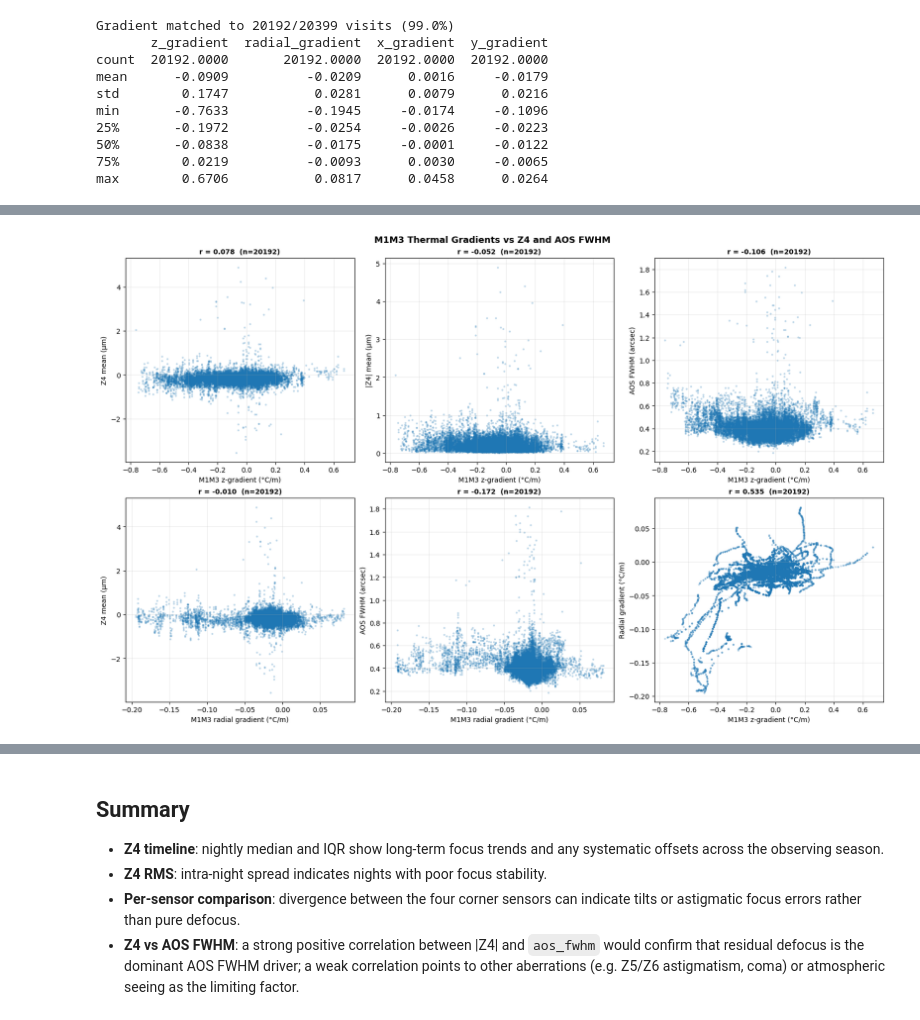
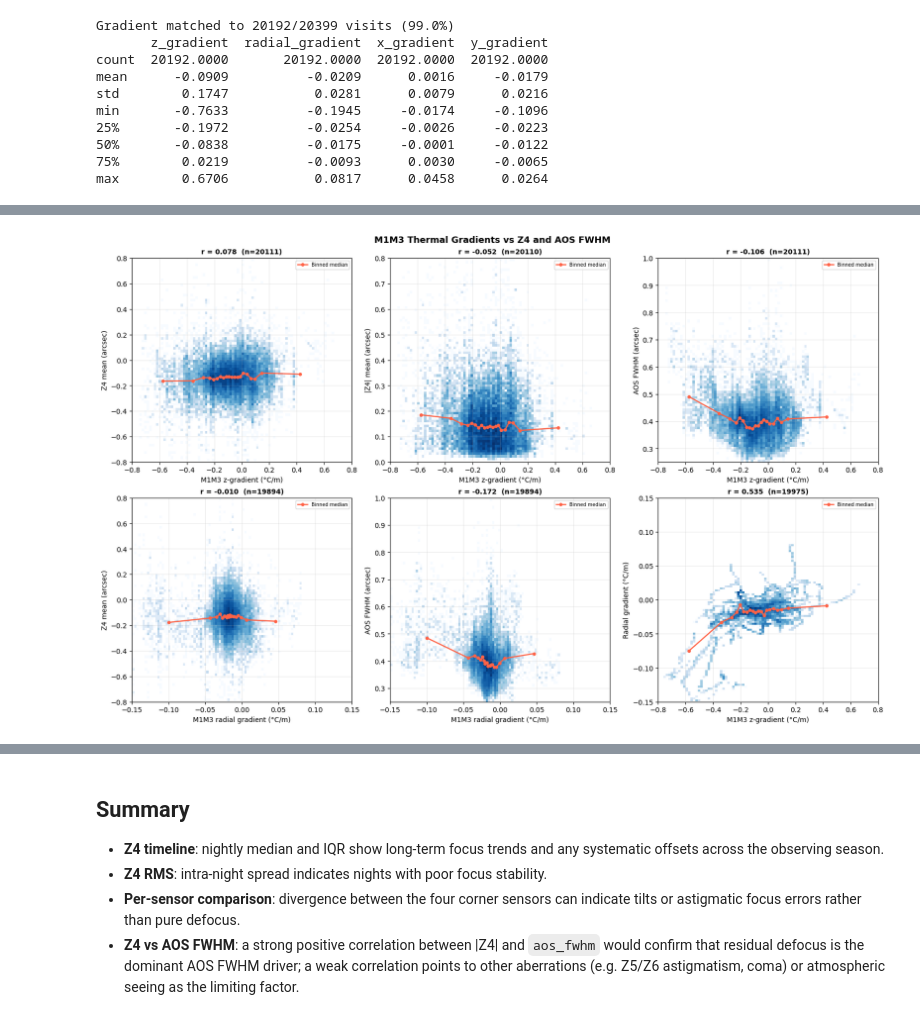
Before and after one commit to bstalder/notebooks, a Jupyter notebook: earlyoperations/optical_psf/MTAOS_Z4_Focus_Trends.ipynb, the cells around one changed output, grey strips where cells are left out. Cells and saved outputs as stored; diff of their text form; code cells hidden in the pictures.

```diff
--- a/earlyoperations/optical_psf/MTAOS_Z4_Focus_Trends.ipynb
+++ b/earlyoperations/optical_psf/MTAOS_Z4_Focus_Trends.ipynb
@@ -431,7 +431,12 @@ else:
         right_on="visit_id",
         how="inner",
     )
+    df_joined["z4_mean_arcsec"]     = df_joined["z4_mean"]     * Z4_ARCSEC_PER_UM
+    df_joined["z4_abs_mean_arcsec"] = df_joined["z4_abs_mean"] * Z4_ARCSEC_PER_UM
+    df_joined["z4_std_arcsec"]      = df_joined["z4_std"]      * Z4_ARCSEC_PER_UM
+    # PSF sigma (pixels) -> FWHM (arcsec): sigma * 2.355 * 0.2 arcsec/px
+    df_joined["psf_fwhm_arcsec"]    = df_joined["psf_sigma_median"] * 2.355 * 0.2
     print(f"Matched visits: {len(df_joined)}")
-    display(df_joined[["visitId", "z4_mean", "z4_std", "aos_fwhm"]].head(6))
+    display(df_joined[["visitId", "z4_mean_arcsec", "z4_std_arcsec", "aos_fwhm"]].head(6))
 # %% [output]
 Matched visits: 20399
@@ -595,13 +600,26 @@ else:
 
     # ── Panel 1: Z4 vs IQ metrics (same as before + gradients if available) ──
     plot_pairs_iq = [
-        ('z4_mean',     'aos_fwhm',                 'Z4 mean (µm)',                  'AOS FWHM (arcsec)'),
-        ('z4_abs_mean', 'aos_fwhm',                 '|Z4| mean (µm)',                'AOS FWHM (arcsec)'),
-        ('z4_std',      'aos_fwhm',                 'Z4 std across sensors (µm)',    'AOS FWHM (arcsec)'),
-        ('z4_mean',     'donut_blur_fwhm',           'Z4 mean (µm)',                  'Donut blur FWHM (arcsec)'),
-        ('z4_mean',     'psf_sigma_median',          'Z4 mean (µm)',                  'PSF sigma median (pixels)'),
-        ('z4_mean',     'seeing_zenith_500nm_median','Z4 mean (µm)',                  'Seeing 500nm zenith (arcsec)'),
+        ('z4_mean_arcsec',     'aos_fwhm',          'Z4 mean (arcsec)',               'AOS FWHM (arcsec)'),
+        ('z4_abs_mean_arcsec', 'aos_fwhm',          '|Z4| mean (arcsec)',             'AOS FWHM (arcsec)'),
+        ('z4_std_arcsec',      'aos_fwhm',          'Z4 std across sensors (arcsec)', 'AOS FWHM (arcsec)'),
+        ('z4_mean_arcsec',     'donut_blur_fwhm',   'Z4 mean (arcsec)',               'Donut blur FWHM (arcsec)'),
+        ('z4_mean_arcsec',     'psf_fwhm_arcsec',   'Z4 mean (arcsec)',               'PSF FWHM (arcsec)'),
+        ('z4_mean_arcsec',     'seeing_zenith_500nm_median', 'Z4 mean (arcsec)',      'Seeing 500nm zenith (arcsec)'),
     ]
+
+    # Axis limits for known columns (None = auto)
+    _AXIS_LIMS = {
+        'z4_mean_arcsec':             (-0.8,  0.8),
+        'z4_abs_mean_arcsec':         ( 0.0,  0.8),
+        'z4_std_arcsec':              ( 0.0,  0.6),
+        'aos_fwhm':                   ( 0.25, 1.0),
+        'donut_blur_fwhm':            ( 0.5,  2.0),
+        'psf_fwhm_arcsec':            ( 0.5,  2.0),
+        'seeing_zenith_500nm_median': ( 0.3,  1.5),
+        'z_gradient':                 (-0.8,  0.8),
+        'radial_gradient':            (-0.15, 0.15),
+    }
 
     def _scatter_grid(pairs, df_input, suptitle):
         ncols = 3
@@ -613,10 +631,46 @@ else:
             if len(valid) == 0:
                 ax.set_title('No valid data'); ax.set_xlabel(x_lab); ax.set_ylabel(y_lab)
                 continue
-            ax.scatter(valid[x_col], valid[y_col], s=4, alpha=0.2, color='tab:blue', rasterized=True)
+            x_v = valid[x_col].values
+            y_v = valid[y_col].values
+            # Apply zoom limits before histogramming so density reflects visible range
+            xl = _AXIS_LIMS.get(x_col)
+            yl = _AXIS_LIMS.get(y_col)
+            mask = np.ones(len(x_v), dtype=bool)
+            if xl: mask &= (x_v >= xl[0]) & (x_v <= xl[1])
+            if yl: mask &= (y_v >= yl[0]) & (y_v <= yl[1])
+            x_v, y_v = x_v[mask], y_v[mask]
+            if len(x_v) == 0:
+                ax.set_title('No data in range'); ax.set_xlabel(x_lab); ax.set_ylabel(y_lab)
+                continue
+            # ── 2-D histogram density ──────────────────────────────────
+            h, xedges, yedges = np.histogram2d(x_v, y_v, bins=80)
+            h = np.where(h == 0, np.nan, h)
+            ax.pcolormesh(
+                xedges, yedges, np.log10(h).T,
+                cmap='Blues', shading='flat', zorder=1,
+            )
+            # ── Binned median (20 equal-count bins) ───────────────────
+            _bin_edges = np.percentile(x_v, np.linspace(0, 100, 21))
+            _bin_edges = np.unique(_bin_edges)
+            if len(_bin_edges) > 2:
+                _bx = 0.5 * (_bin_edges[:-1] + _bin_edges[1:])
+                _by = np.array([
+                    np.median(y_v[(x_v >= lo) & (x_v < hi)])
+                    if np.any((x_v >= lo) & (x_v < hi)) else np.nan
+                    for lo, hi in zip(_bin_edges[:-1], _bin_edges[1:])
+                ])
+                _bv = np.isfinite(_by)
+                ax.plot(_bx[_bv], _by[_bv],
+                        '-o', color='tomato', lw=1.8, ms=4,
+                        zorder=3, label='Binned median')
+                ax.legend(fontsize=7, loc='best')
             r = valid[x_col].corr(valid[y_col])
-            ax.set_title(f'r = {r:.3f}  (n={len(valid)})', fontsize=10, fontweight='bold')
+            n_shown = mask.sum()
+            ax.set_title(f'r = {r:.3f}  (n={n_shown})', fontsize=10, fontweight='bold')
             ax.set_xlabel(x_lab); ax.set_ylabel(y_lab)
+            if xl: ax.set_xlim(xl)
+            if yl: ax.set_ylim(yl)
             ax.grid(alpha=0.25, zorder=0)
         for ax in axes[len(pairs):]:
             ax.axis('off')
@@ -630,12 +684,12 @@ else:
 
     if has_grad:
         plot_pairs_grad = [
-            ('z_gradient',      'z4_mean',     'M1M3 z-gradient (°C/m)',      'Z4 mean (µm)'),
-            ('z_gradient',      'z4_abs_mean', 'M1M3 z-gradient (°C/m)',      '|Z4| mean (µm)'),
-            ('z_gradient',      'aos_fwhm',    'M1M3 z-gradient (°C/m)',      'AOS FWHM (arcsec)'),
-            ('radial_gradient', 'z4_mean',     'M1M3 radial gradient (°C/m)', 'Z4 mean (µm)'),
-            ('radial_gradient', 'aos_fwhm',    'M1M3 radial gradient (°C/m)', 'AOS FWHM (arcsec)'),
-            ('z_gradient',      'radial_gradient', 'M1M3 z-gradient (°C/m)', 'Radial gradient (°C/m)'),
+            ('z_gradient',      'z4_mean_arcsec',     'M1M3 z-gradient (°C/m)',      'Z4 mean (arcsec)'),
+            ('z_gradient',      'z4_abs_mean_arcsec', 'M1M3 z-gradient (°C/m)',      '|Z4| mean (arcsec)'),
+            ('z_gradient',      'aos_fwhm',           'M1M3 z-gradient (°C/m)',      'AOS FWHM (arcsec)'),
+            ('radial_gradient', 'z4_mean_arcsec',     'M1M3 radial gradient (°C/m)', 'Z4 mean (arcsec)'),
+            ('radial_gradient', 'aos_fwhm',           'M1M3 radial gradient (°C/m)', 'AOS FWHM (arcsec)'),
+            ('z_gradient',      'radial_gradient',    'M1M3 z-gradient (°C/m)',      'Radial gradient (°C/m)'),
         ]
         _scatter_grid(
             plot_pairs_grad, df_joined,
@@ -656,2 +710,2 @@ else:
-[figure, old version]
+[figure, new version]
 Correlation summary:
```
Also changed, not shown: parts of 4 cells of this notebook, 1 other file.
